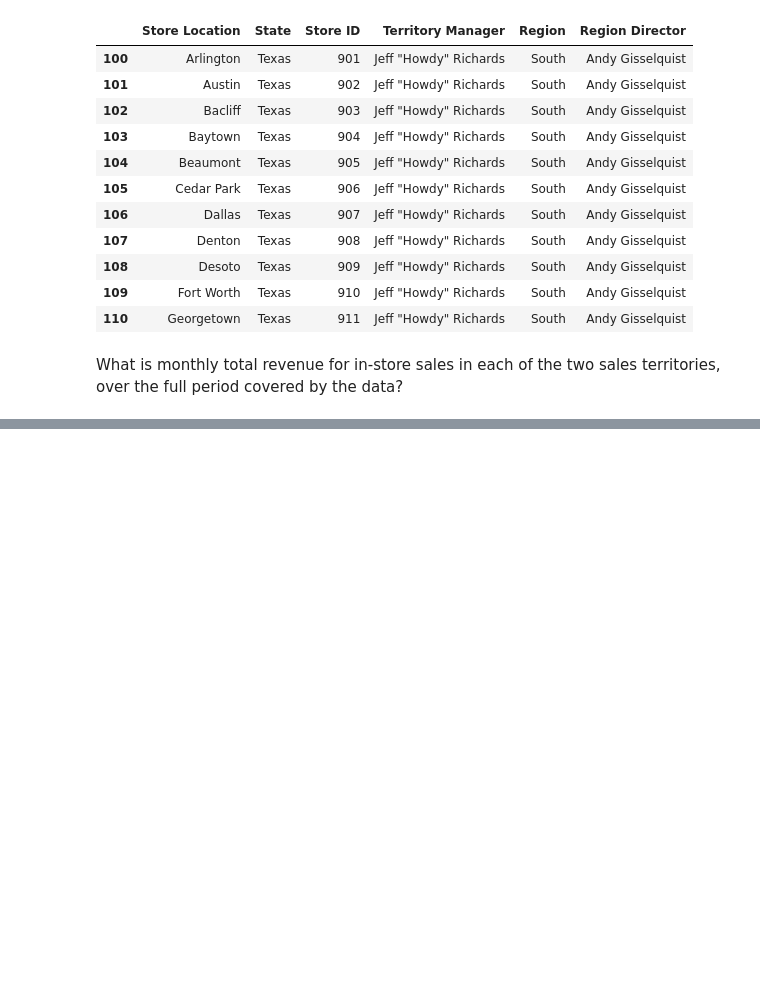
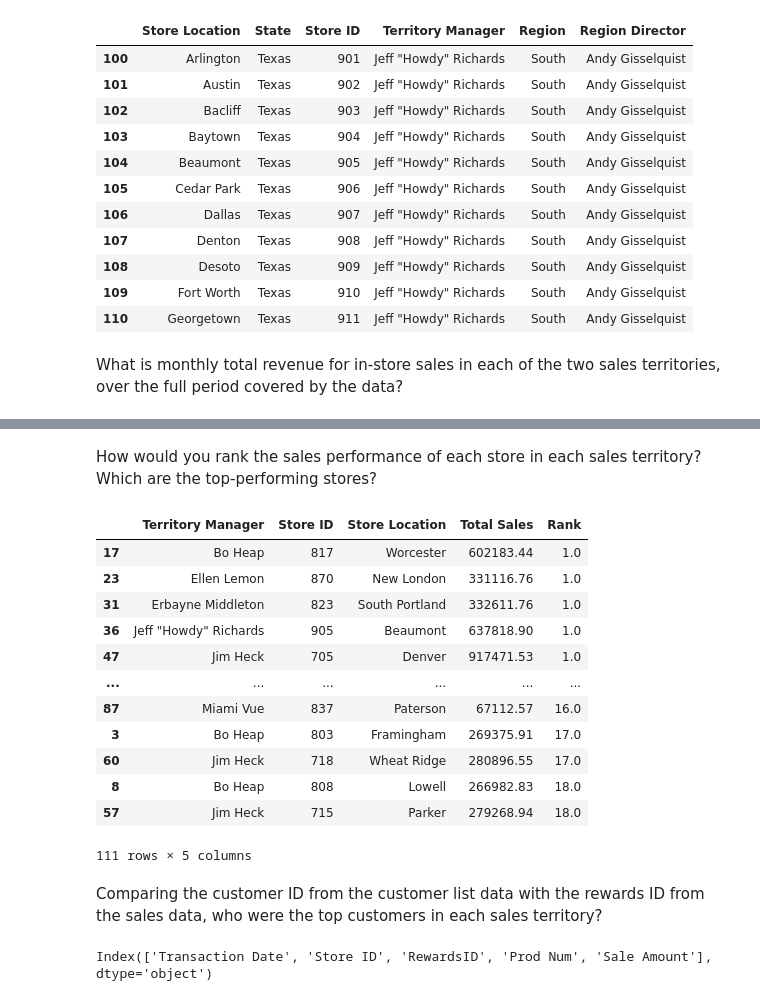
Before and after one commit to elandverymuchnothing/Capstone_2, a Jupyter notebook: lastname_sales_analysis.ipynb, the cells around one changed output, grey strips where cells are left out. Cells and saved outputs as stored; diff of their text form; code cells hidden in the pictures; blank space fills up the shorter version.

```diff
--- a/lastname_sales_analysis.ipynb
+++ b/lastname_sales_analysis.ipynb
@@ -253,0 +340,50 @@ display(monthly_rev)
+# %% [markdown]
+How would you rank the sales performance of each store in each sales territory? Which are the
+top-performing stores?
+# %%
+# Merging of necessary sales information (sales_df & stores_df)
+df = sales_df.merge(
+    stores_df[['Store ID', 'Territory Manager', 'Store Location']],
+    on='Store ID',
+    how='left')
+
+# Total rounded sales per store
+store_perf = (
+    df.groupby(['Territory Manager', 'Store ID', 'Store Location'])['Sale Amount']
+    .sum()
+    .reset_index()
+    .rename(columns={'Sale Amount': 'Total Sales'}))
+
+store_perf['Total Sales'] = store_perf['Total Sales'].round(2)
+
+# Rank stores within each territory
+store_perf['Rank'] = store_perf.groupby('Territory Manager')['Total Sales'] \
+                               .rank(ascending=False, method='first')
+
+# Sort
+store_perf = store_perf.sort_values(['Rank', 'Territory Manager'])
+
+# Display Output
+display(store_perf)
+# %% [output]
+|  | Territory Manager | Store ID | Store Location | Total Sales | Rank |
+| 17 | Bo Heap | 817 | Worcester | 602183.44 | 1.0 |
+| 23 | Ellen Lemon | 870 | New London | 331116.76 | 1.0 |
+| 31 | Erbayne Middleton | 823 | South Portland | 332611.76 | 1.0 |
+| 36 | Jeff "Howdy" Richards | 905 | Beaumont | 637818.90 | 1.0 |
+| 47 | Jim Heck | 705 | Denver | 917471.53 | 1.0 |
+| ... | ... | ... | ... | ... | ... |
+| 87 | Miami Vue | 837 | Paterson | 67112.57 | 16.0 |
+| 3 | Bo Heap | 803 | Framingham | 269375.91 | 17.0 |
+| 60 | Jim Heck | 718 | Wheat Ridge | 280896.55 | 17.0 |
+| 8 | Bo Heap | 808 | Lowell | 266982.83 | 18.0 |
+| 57 | Jim Heck | 715 | Parker | 279268.94 | 18.0 |
+111 rows × 5 columns
+# %% [markdown]
+Comparing the customer ID from the customer list data with the rewards ID from the sales data,
+who were the top customers in each sales territory?
+# %%
+# Confirming the column names
+store_sales.columns
+# %% [output]
+Index(['Transaction Date', 'Store ID', 'RewardsID', 'Prod Num', 'Sale Amount'], dtype='object')
```
Also changed, not shown: parts of 14 cells of this notebook.
